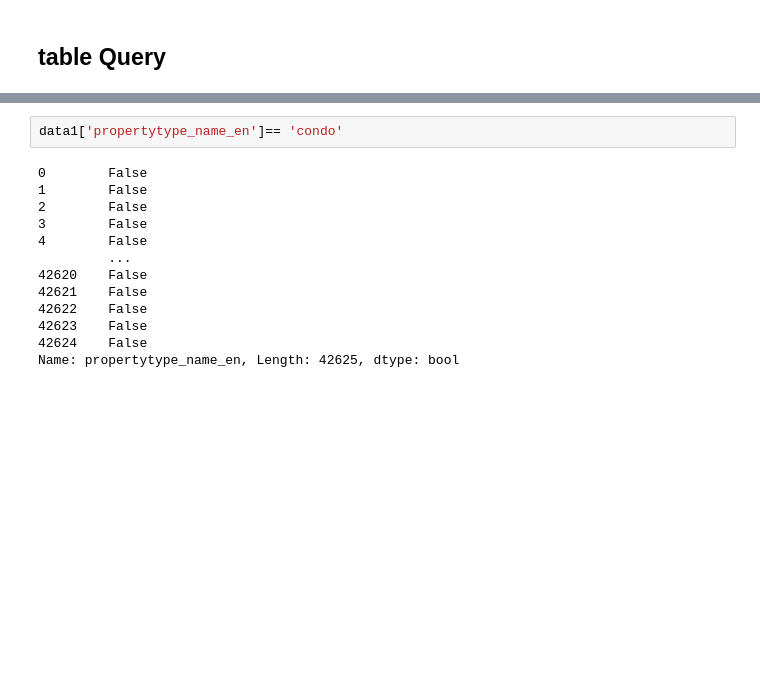
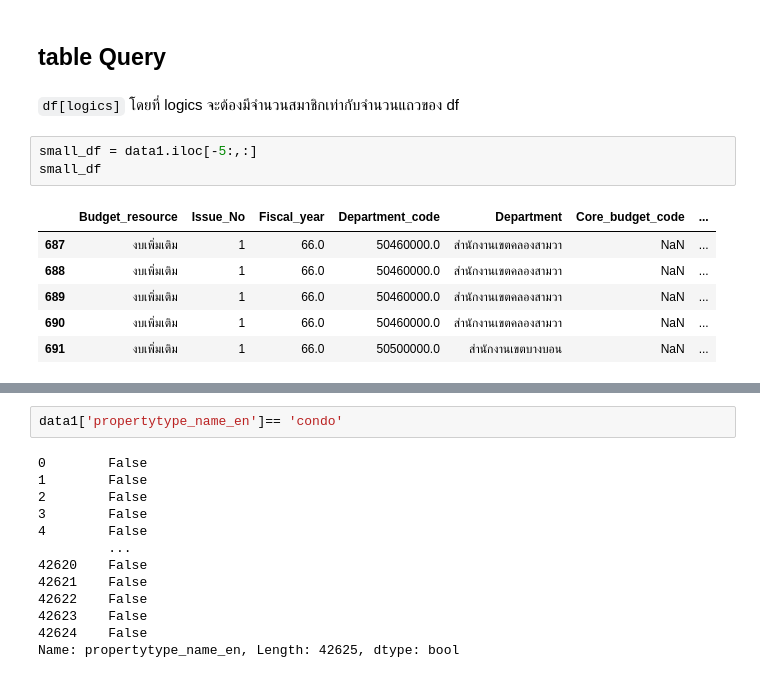
Before and after one commit to tohnperfect/python_dataviz2023, a Jupyter notebook: Pandas101.ipynb, the cells around one changed output, grey strips where cells are left out. Drawn from its saved outputs; the diff is of its cells as text; blank space fills up the shorter version.

````diff
--- a/Pandas101.ipynb
+++ b/Pandas101.ipynb
@@ -188,2 +207,14 @@ data1.iloc[-20 :,7:10]
 # %% [markdown]
  ## table Query
+# %% [markdown]
+```df[logics]``` โดยที่ logics จะต้องมีจำนวนสมาชิกเท่ากับจำนวนแถวของ df
+# %%
+small_df = data1.iloc[-5:,:]
+small_df
+# %% [output]
+|  | Budget_resource | Issue_No | Fiscal_year | Department_code | Department | Core_budget_code | ... |
+| 687 | งบเพิ่มเติม | 1 | 66.0 | 50460000.0 | สำนักงานเขตคลองสามวา | NaN | ... |
+| 688 | งบเพิ่มเติม | 1 | 66.0 | 50460000.0 | สำนักงานเขตคลองสามวา | NaN | ... |
+| 689 | งบเพิ่มเติม | 1 | 66.0 | 50460000.0 | สำนักงานเขตคลองสามวา | NaN | ... |
+| 690 | งบเพิ่มเติม | 1 | 66.0 | 50460000.0 | สำนักงานเขตคลองสามวา | NaN | ... |
+| 691 | งบเพิ่มเติม | 1 | 66.0 | 50500000.0 | สำนักงานเขตบางบอน | NaN | ... |
````
Also changed, not shown: parts of 32 cells of this notebook.
